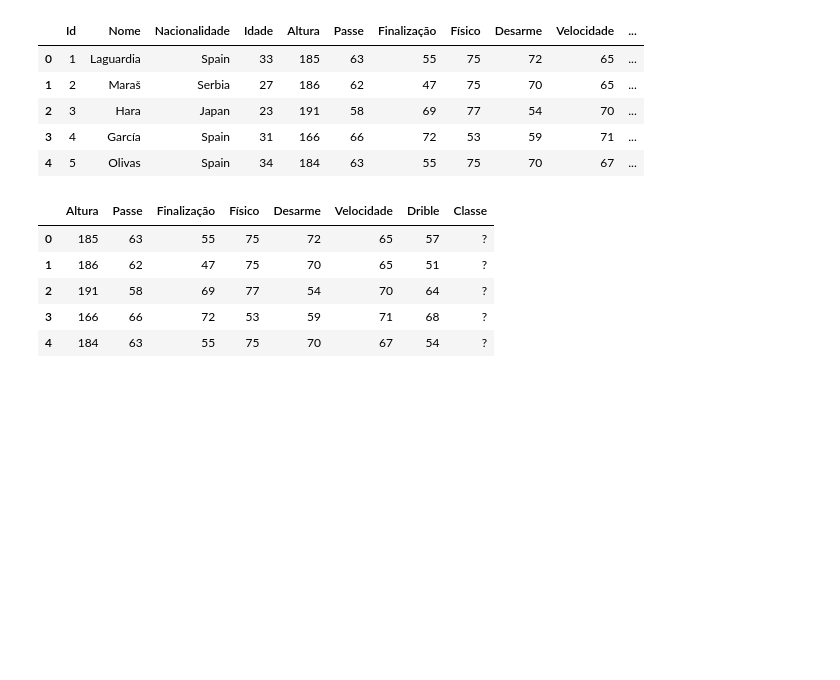
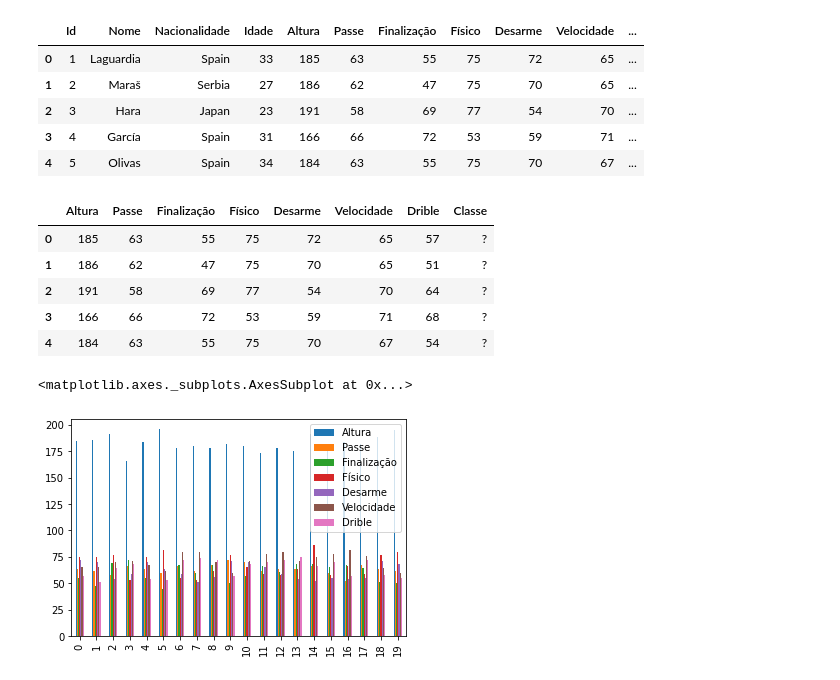
Before and after one commit to Pvictox/Notebooks-VisaoComputacional, a Jupyter notebook: Algoritmos Classificadores/Trabalho_IA_Kmeans.ipynb, the cells around one changed output. Drawn from its saved outputs; the diff is of its cells as text; code cells hidden in the pictures; blank space fills up the shorter version.

```diff
--- a/Algoritmos Classificadores/Trabalho_IA_Kmeans.ipynb
+++ b/Algoritmos Classificadores/Trabalho_IA_Kmeans.ipynb
@@ -261,3 +267,8 @@ validacao.head()
 | 4 | 184 | 63 | 55 | 75 | 70 | 67 | 54 | ? |
 # %%
 validacao.drop(['Classe'], axis=1, inplace=True)
+# %%
+validacao.plot(kind='bar')
+# %% [output]
+<matplotlib.axes._subplots.AxesSubplot at 0x...>
+[figure, added]
```
Also changed, not shown: parts of 11 cells of this notebook.
